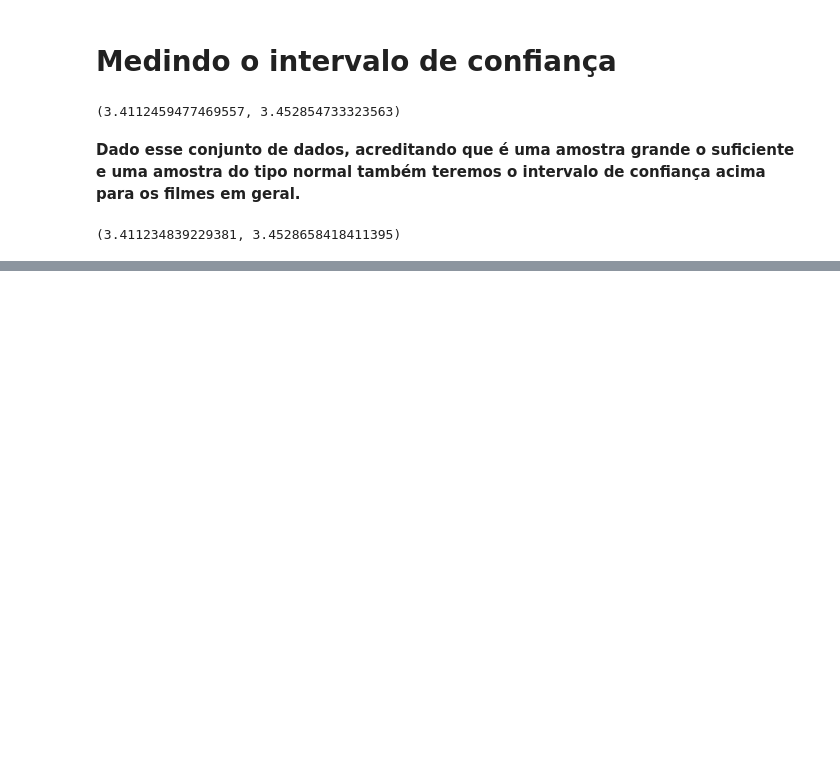
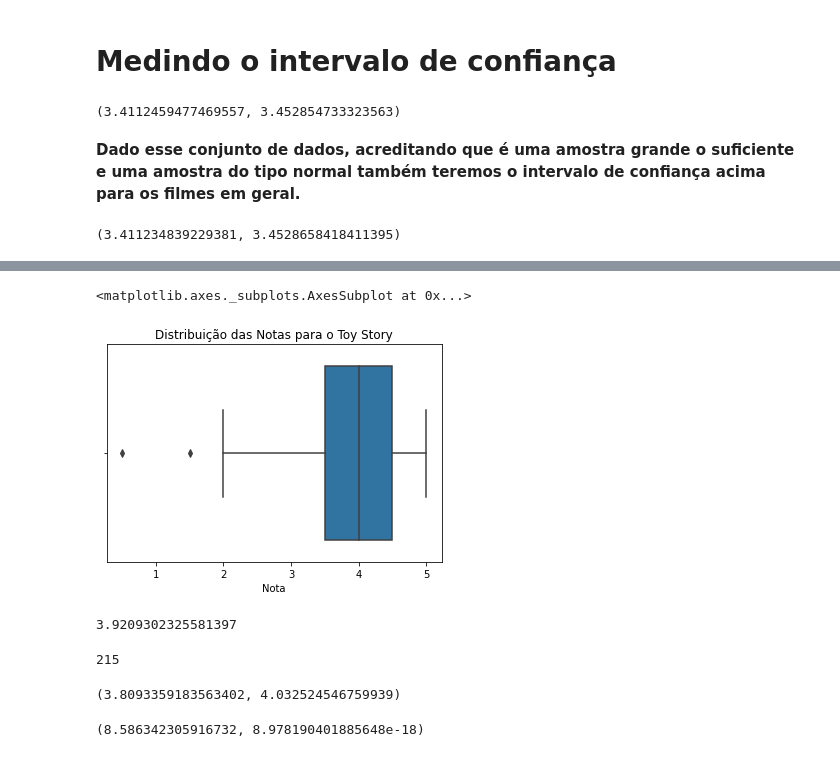
Before and after one commit to muriloWeber/dataScienceAlura, a Jupyter notebook: dataScienceTestesEstatisticosPython/Data_Science_Introdução_a_Testes.ipynb, the cells around one changed output, grey strips where cells are left out. Saved outputs shown, nothing was run; the diff lists cells and outputs as text; code cells hidden in the pictures; blank space fills up the shorter version.

```diff
--- a/dataScienceTestesEstatisticosPython/Data_Science_Introdução_a_Testes.ipynb
+++ b/dataScienceTestesEstatisticosPython/Data_Science_Introdução_a_Testes.ipynb
@@ -345,0 +372,27 @@ desc_todos_com_10_votos.tconfint_mean()
+# %%
+ax = sns.boxplot(notas1.rating)
+ax.set(xlabel='Nota')
+ax.set_title('Distribuição das Notas para o Toy Story')
+ax
+# %% [output]
+<matplotlib.axes._subplots.AxesSubplot at 0x...>
+[figure, added]
+# %%
+notas1.rating.mean()
+# %% [output]
+3.9209302325581397
+# %%
+notas1.rating.count()
+# %% [output]
+215
+# %%
+zconfint(notas1.rating)
+# %% [output]
+(3.8093359183563402, 4.032524546759939)
+# %%
+# comparando a média do notas1 com a média dos filmes com 10 ou mais votos
+# o ztest traz a comprovação estatística se há diferença de médias para a população
+from statsmodels.stats.weightstats import ztest
+ztest(notas1.rating, value = 3.4320503405352594)
+# %% [output]
+(8.586342305916732, 8.978190401885648e-18)
```
Also changed, not shown: parts of 19 cells of this notebook.
